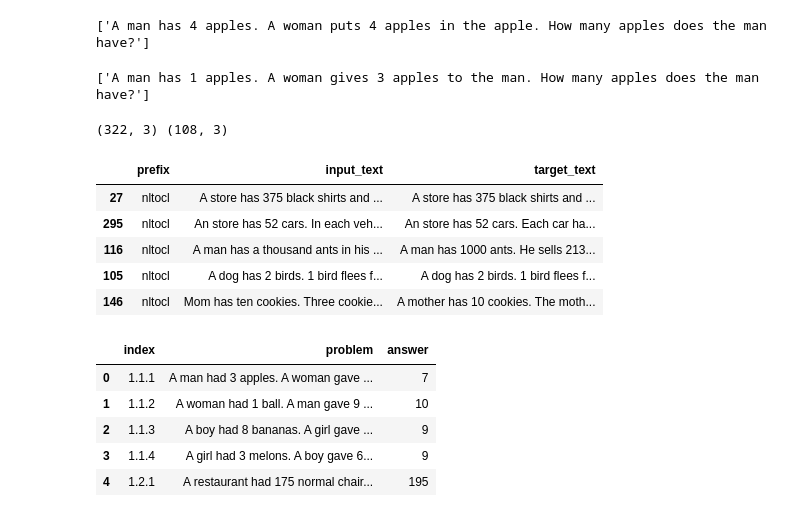
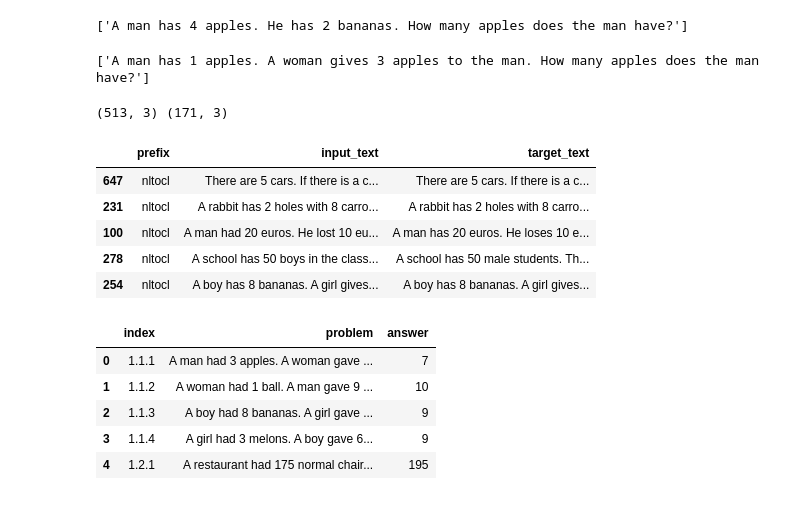
Before and after one commit to fabianafatsawo/word-problem-solver, a Jupyter notebook: Experiments/eval_experiment.ipynb, the cells around one changed output. Drawn from its saved outputs; the diff is of its cells as text; code cells hidden in the pictures.

```diff
--- a/Experiments/train.ipynb
+++ b/Experiments/eval_experiment.ipynb
@@ -113,25 +113,25 @@ E = Experiment(model_name="20211211182517")
 # %%
-E.predict(["nltocl:A man Mike had 4 apples."])
+E.predict(["A man has 4 apples and 2 bananas. How many apples does the man have?"])
 # %% [output]
-['A man has 4 apples. A woman puts 4 apples in the apple. How many apples does the man have?']
+['A man has 4 apples. He has 2 bananas. How many apples does the man have?']
 # %%
 E.predict(["A man used to have 1 apples. A woman gave 3 apples to the man. How many apples did the man have?"])
 # %% [output]
 ['A man has 1 apples. A woman gives 3 apples to the man. How many apples does the man have?']
 # %%
-data_dir = 'data/'
-df = pd.read_csv(data_dir+'gen_2_pairs.csv')
+data_dir = 'data/ACE - Word Problems/'
+df = pd.read_csv(data_dir+'gen_4_pairs.csv')
 df["prefix"] = "nltocl"
 df = df[["prefix", "input_text", "target_text"]]
 q_train, q_test = train_test_split(df, random_state=10)
 print(q_train.shape, q_test.shape)
 q_train.head()
 # %% [output]
-(322, 3) (108, 3)
+(513, 3) (171, 3)
 |  | prefix | input_text | target_text |
-| 27 | nltocl | A store has 375 black shirts and ... | A store has 375 black shirts and ... |
-| 295 | nltocl | An store has 52 cars. In each veh... | An store has 52 cars. Each car ha... |
-| 116 | nltocl | A man has a thousand ants in his ... | A man has 1000 ants. He sells 213... |
-| 105 | nltocl | A dog has 2 birds. 1 bird flees f... | A dog has 2 birds. 1 bird flees f... |
-| 146 | nltocl | Mom has ten cookies. Three cookie... | A mother has 10 cookies. The moth... |
+| 647 | nltocl | There are 5 cars. If there is a c... | There are 5 cars. If there is a c... |
+| 231 | nltocl | A rabbit has 2 holes with 8 carro... | A rabbit has 2 holes with 8 carro... |
+| 100 | nltocl | A man had 20 euros. He lost 10 eu... | A man has 20 euros. He loses 10 e... |
+| 278 | nltocl | A school has 50 boys in the class... | A school has 50 male students. Th... |
+| 254 | nltocl | A boy has 8 bananas. A girl gives... | A boy has 8 bananas. A girl gives... |
 # %%
```
Also changed, not shown: parts of 10 cells of this notebook, 17 other files.
